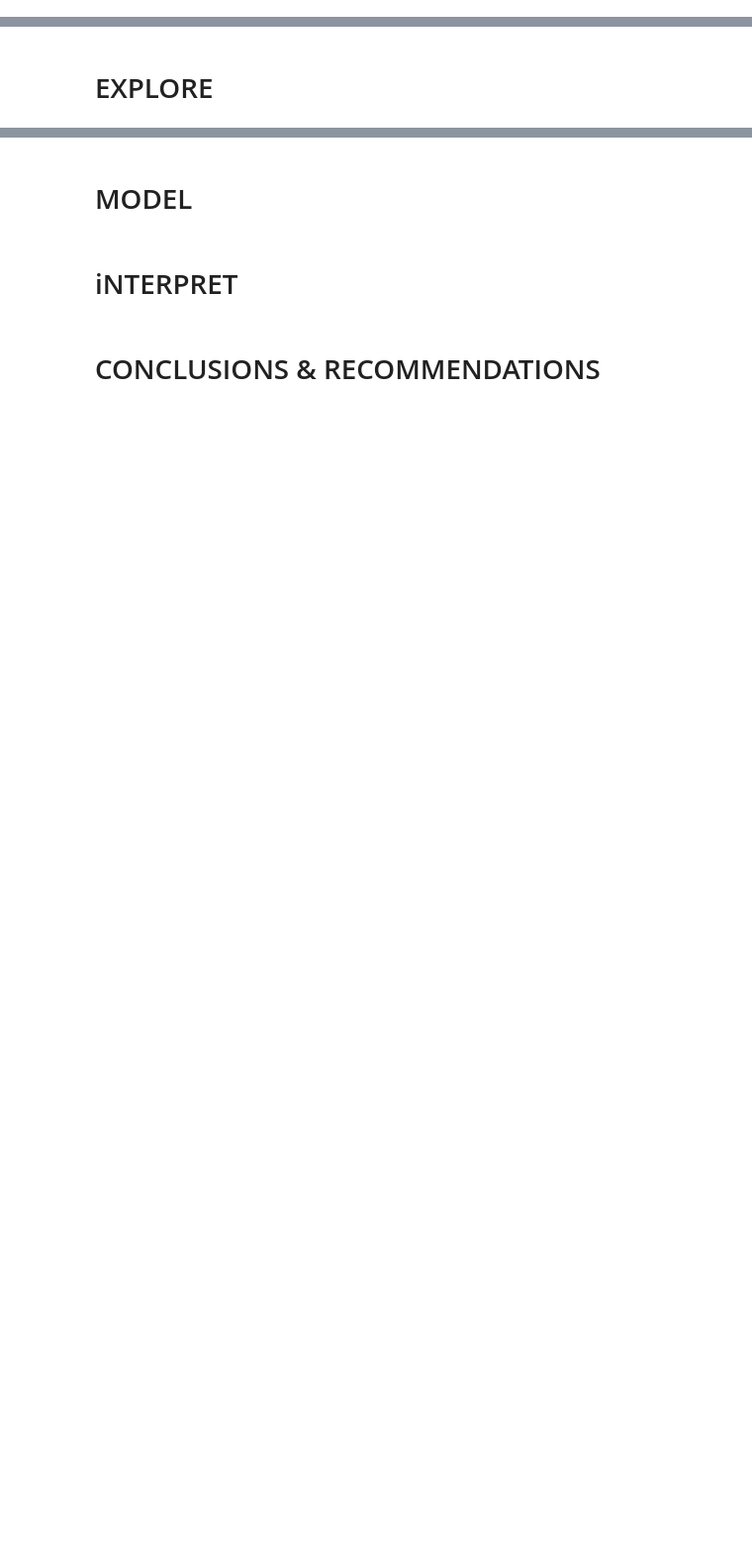
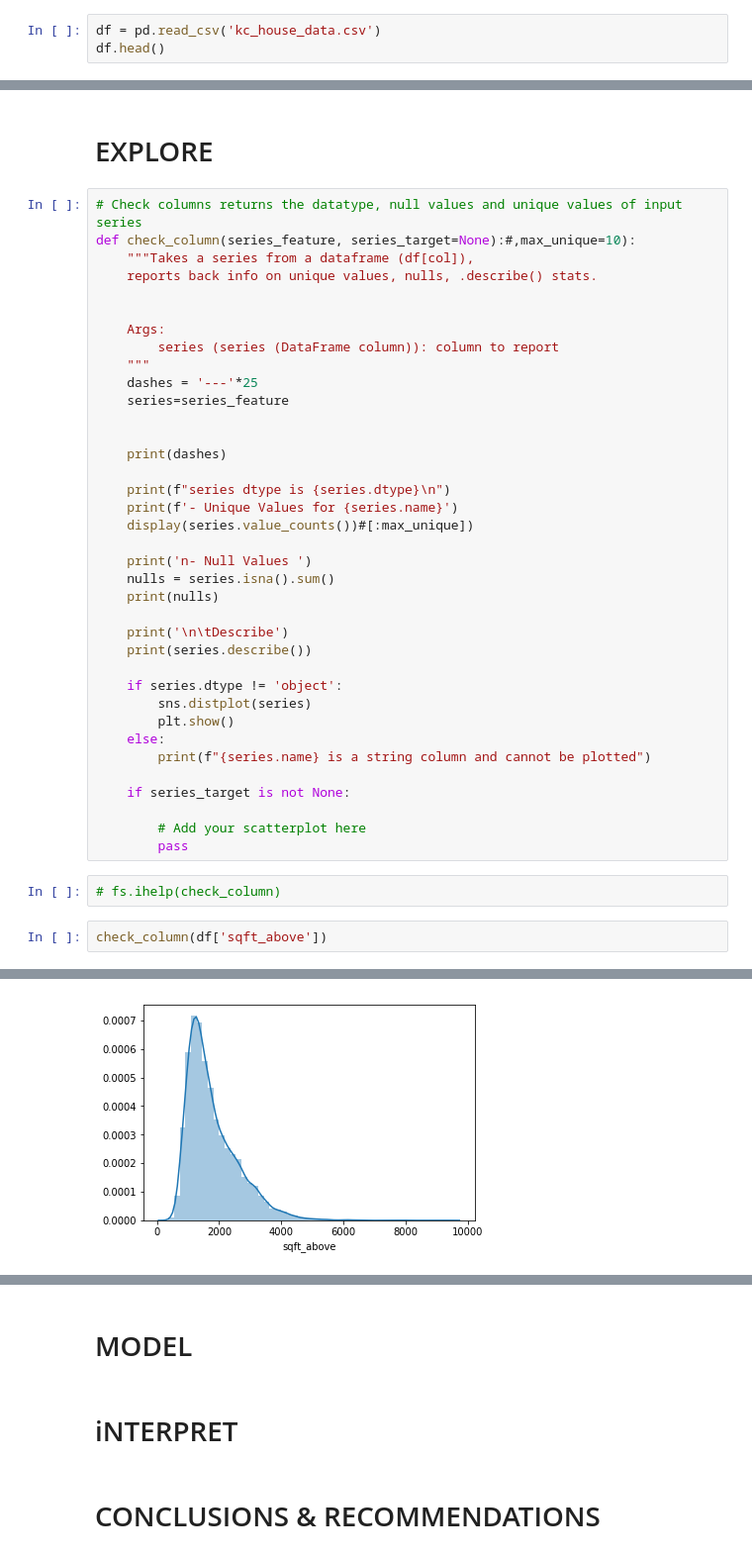
Before and after one commit to terryollila/dsc-v2-mod1-final-project-online-ds-ft-100719, a Jupyter notebook: study_group_starter.ipynb, the cells around one changed output, grey strips where cells are left out. Shown: that part at 99% size. Drawn from its saved outputs; the diff is of its cells as text; blank space fills up the shorter version.

```diff
--- a/study_group_starter.ipynb
+++ b/study_group_starter.ipynb
@@ -144,0 +160,3 @@ README.md                       student.ipynb
+# %%
+df = pd.read_csv('kc_house_data.csv')
+df.head()
@@ -147,2 +201,44 @@ README.md                       student.ipynb
 # %% [markdown]
 # EXPLORE
+# %%
+# Check columns returns the datatype, null values and unique values of input series
+def check_column(series_feature, series_target=None):#,max_unique=10):
+    """Takes a series from a dataframe (df[col]),
+    reports back info on unique values, nulls, .describe() stats.
+
+
+    Args:
+        series (series (DataFrame column)): column to report
+    """
+    dashes = '---'*25
+    series=series_feature
+
+
+    print(dashes)
+
+    print(f"series dtype is {series.dtype}\n")
+    print(f'- Unique Values for {series.name}')
+    display(series.value_counts())#[:max_unique])
+
+    print('n- Null Values ')
+    nulls = series.isna().sum()
+    print(nulls)
+
+    print('\n\tDescribe')
+    print(series.describe())
+
+    if series.dtype != 'object':
+        sns.distplot(series)
+        plt.show()
+    else:
+        print(f"{series.name} is a string column and cannot be plotted")
+
+    if series_target is not None:
+
+        # Add your scatterplot here
+        pass
+# %%
+# fs.ihelp(check_column)
+# %%
+check_column(df['sqft_above'])
+# %% [output]
@@ -148,0 +274 @@ README.md                       student.ipynb
+[figure, added]
```
Also changed, not shown: parts of 10 cells of this notebook, 2 other files.
